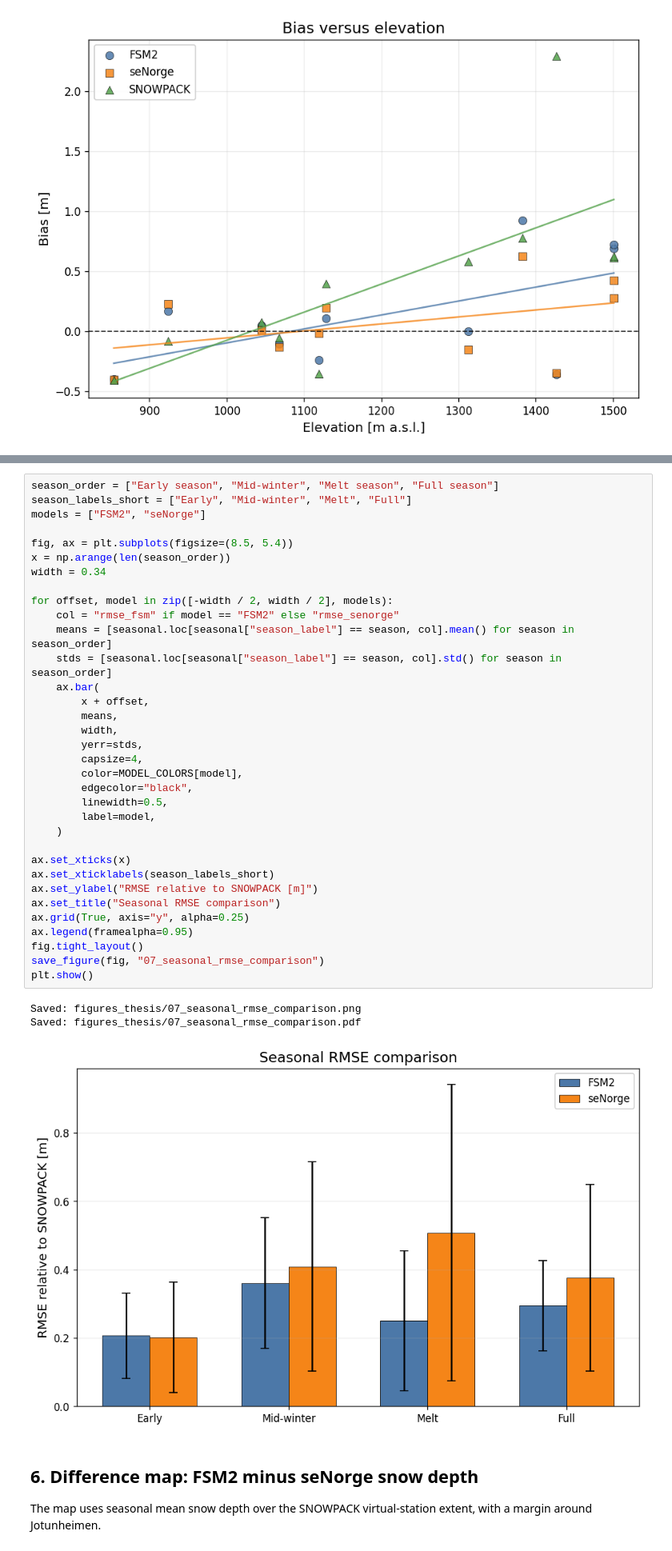
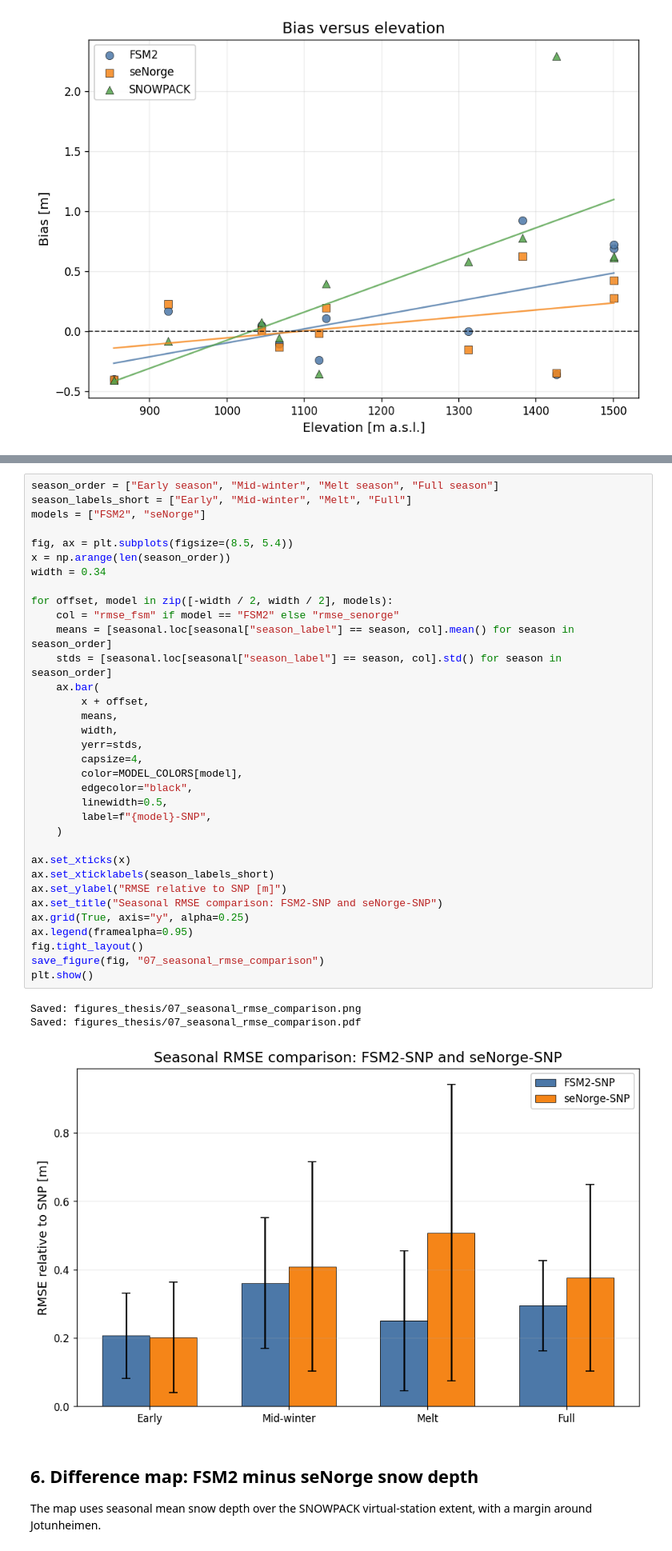
Before and after one commit to malenekilli/master-snow-models, a Jupyter notebook: notebooks/16_thesis_result_plots.ipynb, the cells around one changed output, grey strips where cells are left out. Shown at 80% size. Saved outputs shown, nothing was run; the diff lists cells and outputs as text.

```diff
--- a/notebooks/16_thesis_result_plots.ipynb
+++ b/notebooks/16_thesis_result_plots.ipynb
@@ -278,37 +285,37 @@ models = ["FSM2", "seNorge"]
 
 fig, ax = plt.subplots(figsize=(8.5, 5.4))
 x = np.arange(len(season_order))
 width = 0.34
 
 for offset, model in zip([-width / 2, width / 2], models):
     col = "rmse_fsm" if model == "FSM2" else "rmse_senorge"
     means = [seasonal.loc[seasonal["season_label"] == season, col].mean() for season in season_order]
     stds = [seasonal.loc[seasonal["season_label"] == season, col].std() for season in season_order]
     ax.bar(
         x + offset,
         means,
         width,
         yerr=stds,
         capsize=4,
         color=MODEL_COLORS[model],
         edgecolor="black",
         linewidth=0.5,
-        label=model,
+        label=f"{model}-SNP",
     )
 
 ax.set_xticks(x)
 ax.set_xticklabels(season_labels_short)
-ax.set_ylabel("RMSE relative to SNOWPACK [m]")
-ax.set_title("Seasonal RMSE comparison")
+ax.set_ylabel("RMSE relative to SNP [m]")
+ax.set_title("Seasonal RMSE comparison: FSM2-SNP and seNorge-SNP")
 ax.grid(True, axis="y", alpha=0.25)
 ax.legend(framealpha=0.95)
 fig.tight_layout()
 save_figure(fig, "07_seasonal_rmse_comparison")
 plt.show()
 # %% [output]
 Saved: figures_thesis/07_seasonal_rmse_comparison.png
 Saved: figures_thesis/07_seasonal_rmse_comparison.pdf
-[figure, old version]
+[figure, new version]
 # %% [markdown]
 ## 6. Difference map: FSM2 minus seNorge snow depth
 
```
Also changed, not shown: parts of 6 cells of this notebook, 10 other files.
